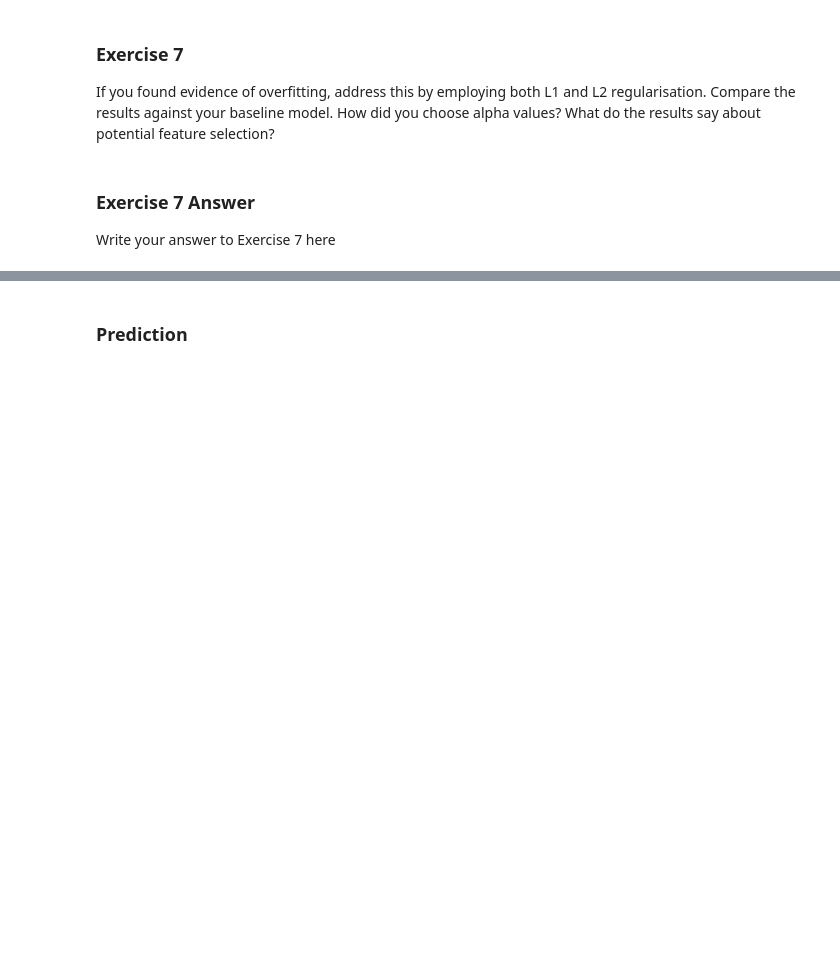
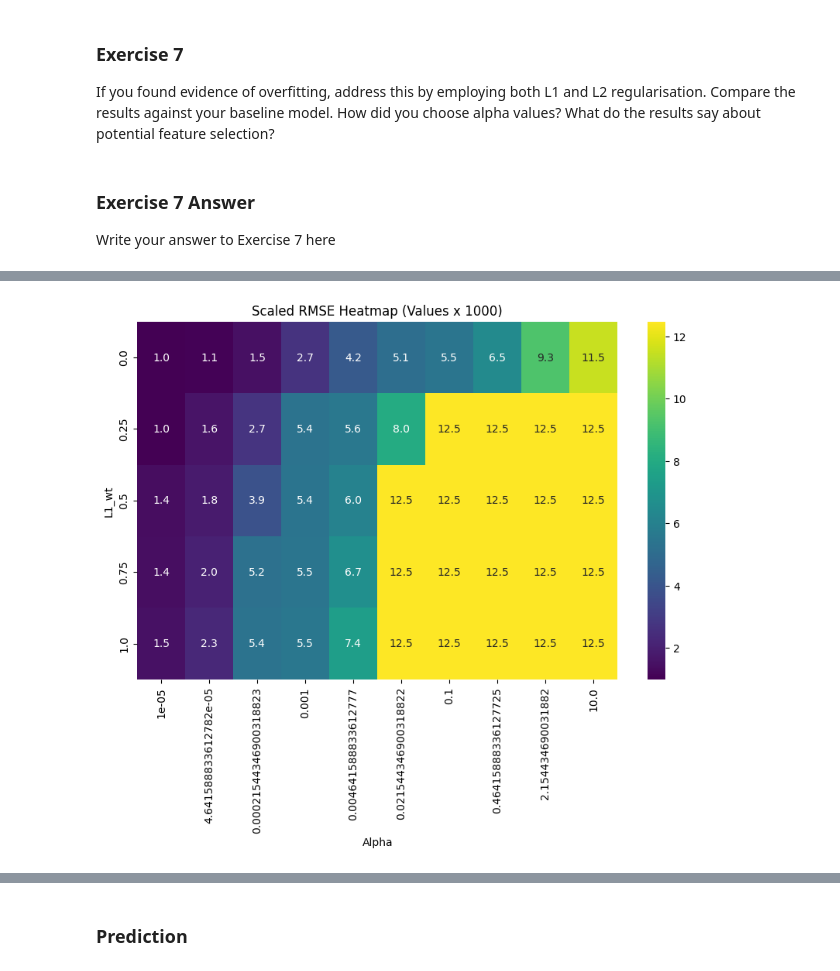
Before and after one commit to TomChen1501/CST, a Jupyter notebook: _notebooks/03-address_glm.ipynb, the cells around one changed output, grey strips where cells are left out. Cells and saved outputs as stored; diff of their text form; code cells hidden in the pictures; blank space fills up the shorter version.

```diff
--- a/_notebooks/03-address_glm.ipynb
+++ b/_notebooks/03-address_glm.ipynb
@@ -1712,0 +1785,28 @@ plt.show()
+# %%
+import seaborn as sns
+import matplotlib.pyplot as plt
+
+# Scaling factor for values
+value_scale_factor = 1000  # Adjust this as needed
+
+# Scale RMSE values in the heatmap data
+heatmap_data = results_df.pivot(
+    index='L1_wt',
+    columns='alpha',
+    values='rmse'
+) * value_scale_factor
+
+# Plot heatmap with scaled values
+plt.figure(figsize=(10, 6))
+sns.heatmap(
+    heatmap_data,
+    annot=True,
+    fmt=".1f",  # Adjust format for scaled values
+    cmap="viridis"
+)
+plt.title(f"Scaled RMSE Heatmap (Values x {value_scale_factor})")
+plt.xlabel("Alpha")
+plt.ylabel("L1_wt")
+plt.show()
+# %% [output]
+[figure, added]
```
Also changed, not shown: parts of 31 cells of this notebook.
